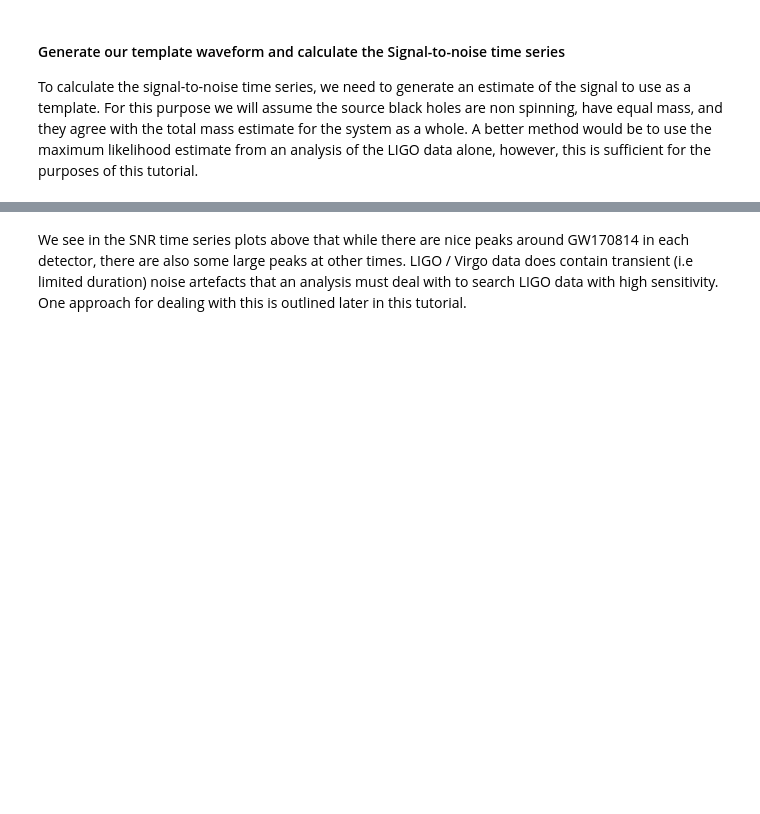
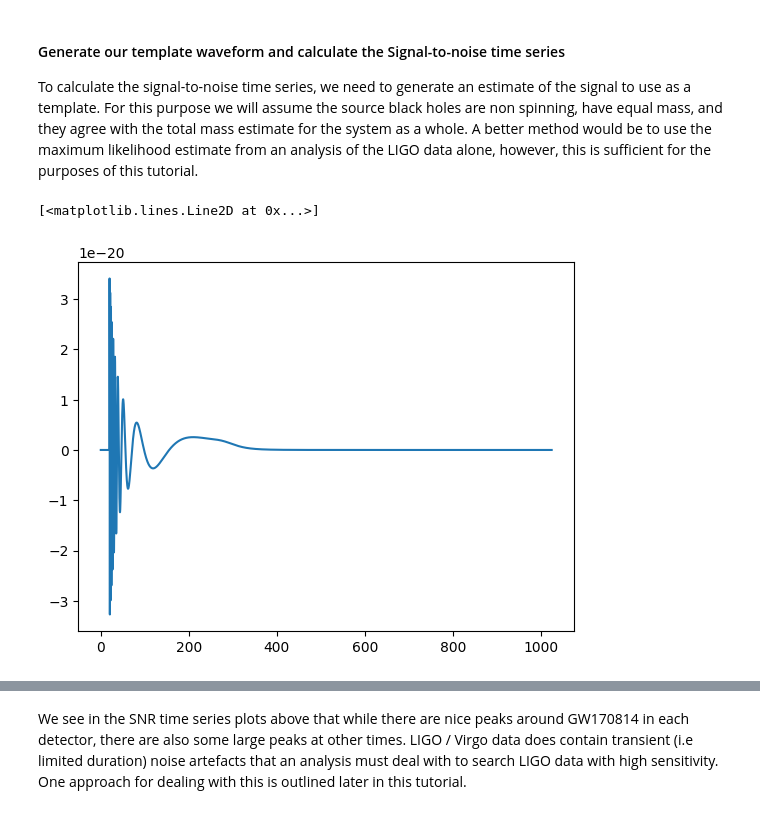
Before and after one commit to KamaelLewis/GWOD2025, a Jupyter notebook: Tutorials/Day_2/Tuto_2.3_Signal_consistency_and_significance.ipynb, the cells around one changed output, grey strips where cells are left out. Drawn from its saved outputs; the diff is of its cells as text; code cells hidden in the pictures; blank space fills up the shorter version.

```diff
--- a/Tutorials/Day_2/Tuto_2.3_Signal_consistency_and_significance.ipynb
+++ b/Tutorials/Day_2/Tuto_2.3_Signal_consistency_and_significance.ipynb
@@ -110,25 +110,31 @@ To calculate the signal-to-noise time series, we need to generate an estimate of
 # %%
 from pycbc.waveform import get_fd_waveform
 from pycbc.filter import matched_filter
 
 # Calculate the component mass of each black hole in the detector frame
 cmass = (m.median1d("mass1")+m.median1d("mass2")) / 2      # This is in the source frame
 cmass *= (1 + m.median1d("redshift")) # apply redshift to get to the detector frame
 
 # This is a frequency domain waveform generator. It has a very similar syntax to the time domain
 # waveform function used in prior tutorials. This function returns both a plus and a cross
 # polarization waveform, but we will just use the plus polarization in building our template
 # as these are only different by a phase offset in this specific case.
 hp, _ = get_fd_waveform(approximant="IMRPhenomD",
                          mass1=cmass, mass2=cmass,
                          f_lower=20.0, delta_f=data[ifo].delta_f)
 hp.resize(len(psd[ifo]))
 
 # For each observatory use this template to calculate the SNR time series
 snr = {}
 for ifo in ifos:
     snr[ifo] = matched_filter(hp, data[ifo], psd=psd[ifo], low_frequency_cutoff=20)
     snr[ifo] = snr[ifo].crop(5, 4)
+
+import matplotlib.pyplot as plt
+plt.plot(hp.sample_frequencies, hp.data)
+# %% [output]
+[<matplotlib.lines.Line2D at 0x...>]
+[figure, added]
 # %%
 # Show a couple sizes
 for w, title in [(8, 'Wide View'), (.15, 'Close to GW170814')]:
```
Also changed, not shown: parts of 1 cell of this notebook.
